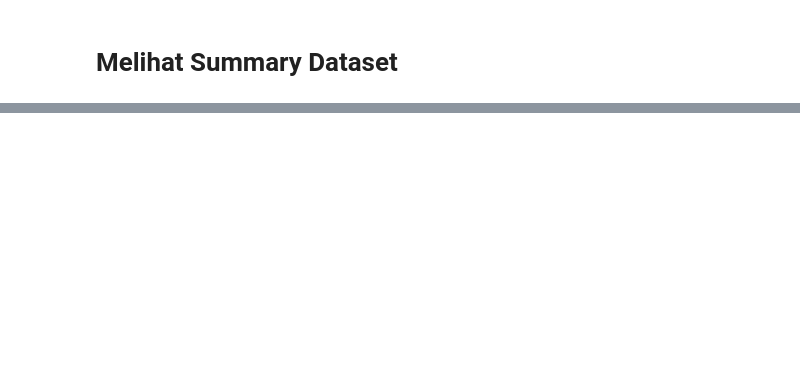
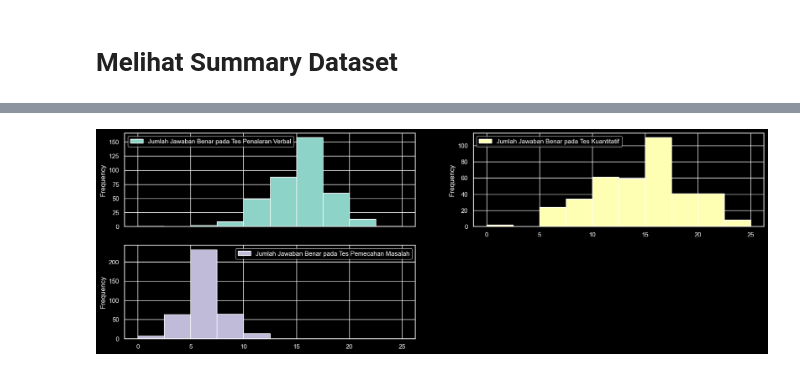
Before and after one commit to StefannusChristian/Data-Processing-and-Engineering, a Jupyter notebook: transformasi-lanjut/IBDA3111_StefannusChristian_202000138_TransformasiLanjut.ipynb, the cells around one changed output, grey strips where cells are left out. Saved outputs shown, nothing was run; the diff lists cells and outputs as text; code cells hidden in the pictures; blank space fills up the shorter version.

```diff
--- a/transformasi-lanjut/IBDA3111_StefannusChristian_202000138_TransformasiLanjut.ipynb
+++ b/transformasi-lanjut/IBDA3111_StefannusChristian_202000138_TransformasiLanjut.ipynb
@@ -322,4 +325,12 @@ data.describe()
 | max | 23.000000 | 25.000000 | 12.000000 |
+# %%
+def getDatasets(df):
+    X = df.drop(["Apakah anda dinyatakan Lulus Seleksi Substansi Akademik Pada gelombang I Tahun 2021?"],axis=1)
+    y = df["Apakah anda dinyatakan Lulus Seleksi Substansi Akademik Pada gelombang I Tahun 2021?"]
+    return X,y
 # %%
-numericalData = data.select_dtypes(include=['int64', 'float64'])
-categoricalData = data.select_dtypes(include=['object', 'bool'])
+X,y = getDatasets(data)
+numericalDataX = X.select_dtypes(include=['int64', 'float64']).columns
+categoricalDataX = X.select_dtypes(include=['object', 'bool']).columns
+encoder = LabelEncoder()
+y = encoder.fit_transform(y)
@@ -325,0 +346,5 @@ categoricalData = data.select_dtypes(include=['object', 'bool'])
+# %%
+data.loc[:,numericalDataX].plot.hist(subplots=True, legend=True, layout=(3, 2))
+plt.show()
+# %% [output]
+[figure, added]
```
Also changed, not shown: parts of 18 cells of this notebook, 2 other files.
